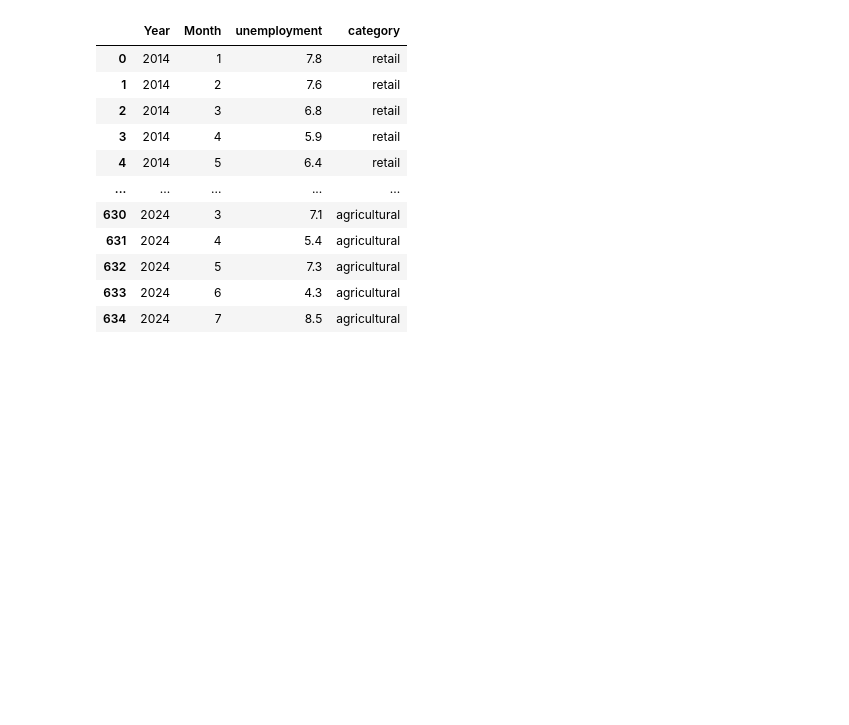
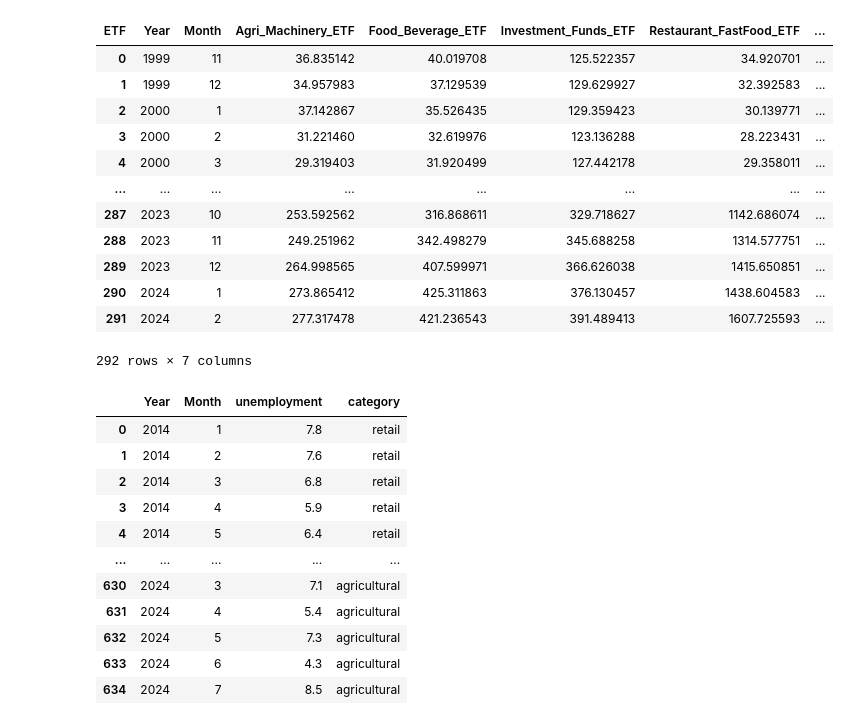
Before and after one commit to TonyZhang2004/Citadel-Summer-Datathon, a Jupyter notebook: xgboost_unemployment.ipynb, the cells around one changed output. Saved outputs shown, nothing was run; the diff lists cells and outputs as text; code cells hidden in the pictures; blank space fills up the shorter version.

```diff
--- a/xgboost_unemployment.ipynb
+++ b/xgboost_unemployment.ipynb
@@ -29,2 +33,18 @@ from sklearn.model_selection import GridSearchCV, TimeSeriesSplit
+# %%
+etf_df
+# %% [output]
+| ETF | Year | Month | Agri_Machinery_ETF | Food_Beverage_ETF | Investment_Funds_ETF | Restaurant_FastFood_ETF | ... |
+| 0 | 1999 | 11 | 36.835142 | 40.019708 | 125.522357 | 34.920701 | ... |
+| 1 | 1999 | 12 | 34.957983 | 37.129539 | 129.629927 | 32.392583 | ... |
+| 2 | 2000 | 1 | 37.142867 | 35.526435 | 129.359423 | 30.139771 | ... |
+| 3 | 2000 | 2 | 31.221460 | 32.619976 | 123.136288 | 28.223431 | ... |
+| 4 | 2000 | 3 | 29.319403 | 31.920499 | 127.442178 | 29.358011 | ... |
+| ... | ... | ... | ... | ... | ... | ... | ... |
+| 287 | 2023 | 10 | 253.592562 | 316.868611 | 329.718627 | 1142.686074 | ... |
+| 288 | 2023 | 11 | 249.251962 | 342.498279 | 345.688258 | 1314.577751 | ... |
+| 289 | 2023 | 12 | 264.998565 | 407.599971 | 366.626038 | 1415.650851 | ... |
+| 290 | 2024 | 1 | 273.865412 | 425.311863 | 376.130457 | 1438.604583 | ... |
+| 291 | 2024 | 2 | 277.317478 | 421.236543 | 391.489413 | 1607.725593 | ... |
+292 rows × 7 columns
 # %%
 unemployment_df = pd.read_csv('variables_of_interest/unemployment_by_sector.csv')
```
Also changed, not shown: parts of 7 cells of this notebook, 10 other files.
